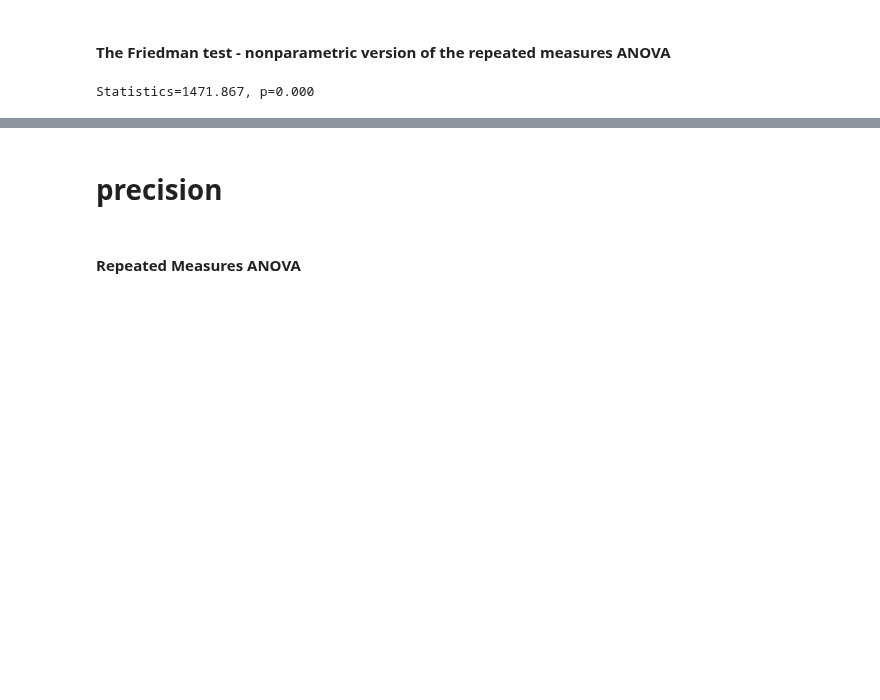
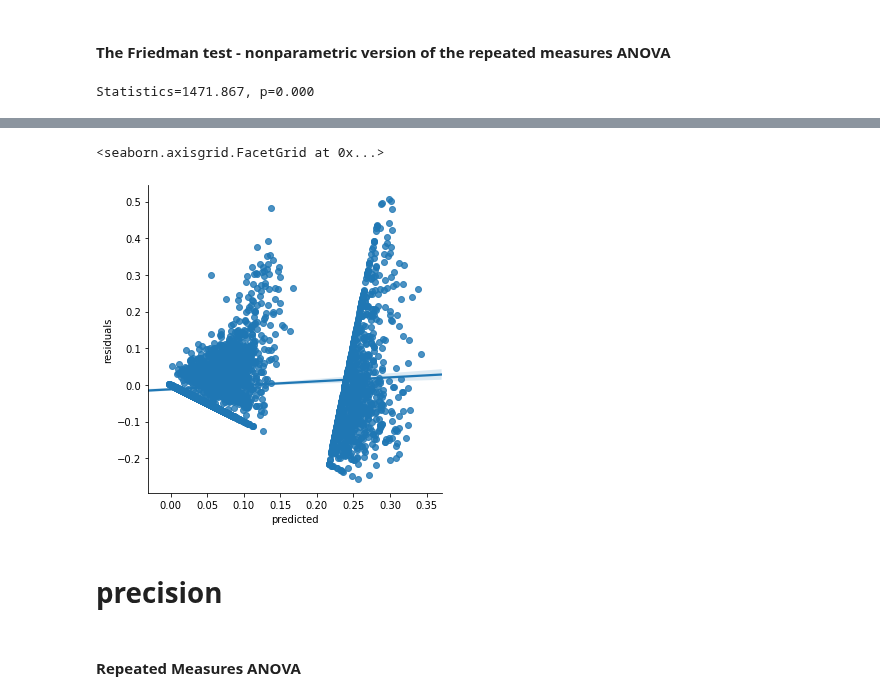
Before and after one commit to lenskit/lk-demo-experiment, a Jupyter notebook: report.ipynb, the cells around one changed output, grey strips where cells are left out. Cells and saved outputs as stored; diff of their text form; code cells hidden in the pictures; blank space fills up the shorter version.

Commit message:
added mixed model

```diff
--- a/report.ipynb
+++ b/report.ipynb
@@ -57,8 +74,8 @@ rla = topn.RecListAnalysis()
 rla.add_metric(topn.precision)
 rla.add_metric(topn.recip_rank)
 rla.add_metric(topn.ndcg)
-
-results = rla.compute(recs, test)
+results = rla.compute(recs, test, include_missing=True)
+results = results.fillna(0)
 results.head()
 # %% [output]
 |  |  |  | nrecs | precision | recip_rank | ndcg |
@@ -151,0 +173,4 @@ Statistics=1471.867, p=0.000
+# %%
+mixedlm = smf.mixedlm("ndcg ~ algorithm", grp_data, groups=grp_data["user"])
+mixedlmf = mixedlm.fit()
+print(mixedlmf.summary())
@@ -152,3 +195,13 @@ Statistics=1471.867, p=0.000
+# %%
+performance = pd.DataFrame()
+performance["residuals"] = mixedlmf.resid.values
+performance["ndcg"] = grp_data.ndcg
+performance["predicted"] = mixedlmf.fittedvalues
+
+sns.lmplot(x = "predicted", y = "residuals", data = performance)
+# %% [output]
+<seaborn.axisgrid.FacetGrid at 0x...>
+[figure, added]
 # %% [markdown]
 # precision
 # %% [markdown]
```
Also changed, not shown: parts of 12 cells of this notebook, 2 other files.
